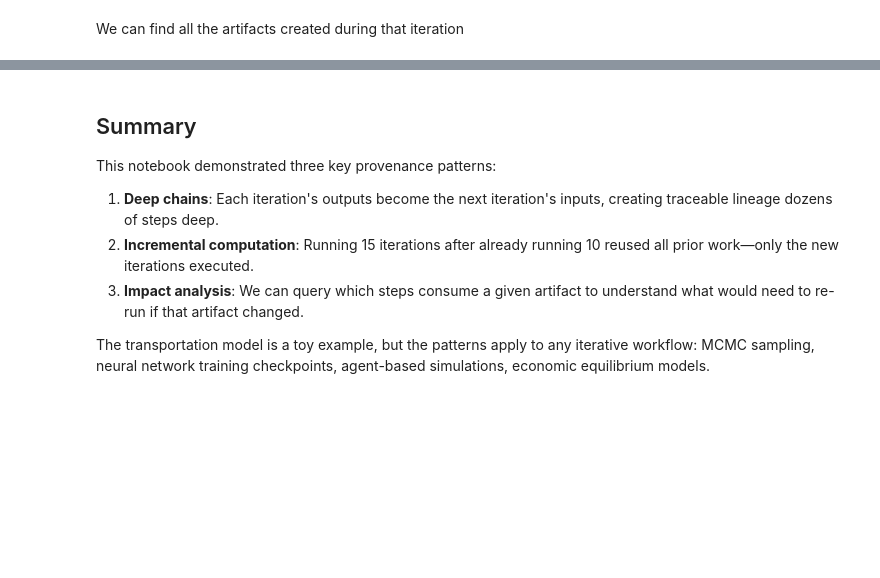
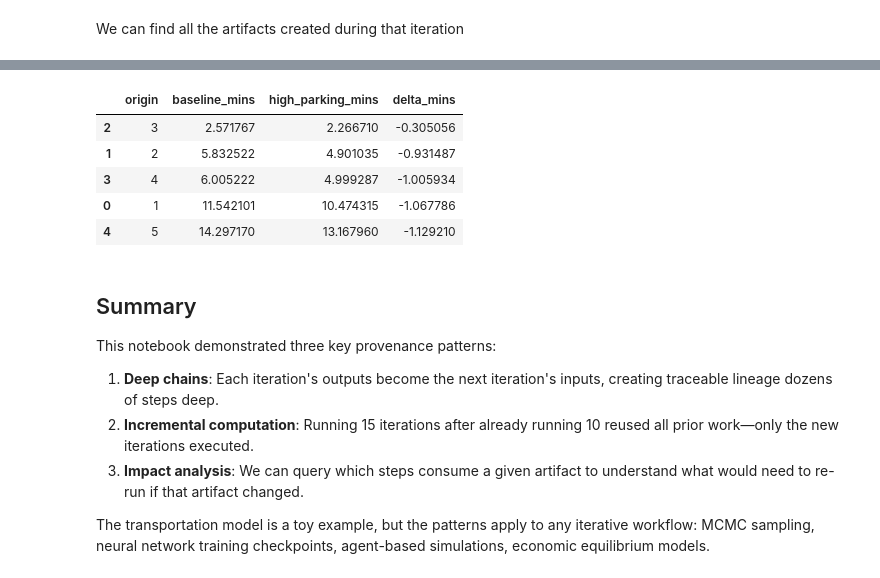
Before and after one commit to LBNL-UCB-STI/consist, a Jupyter notebook: examples/02_travel_demand_end_to_end.ipynb, the cells around one changed output, grey strips where cells are left out. Saved outputs shown, nothing was run; the diff lists cells and outputs as text; code cells hidden in the pictures; blank space fills up the shorter version.

```diff
--- a/examples/02_travel_demand_end_to_end.ipynb
+++ b/examples/02_travel_demand_end_to_end.ipynb
@@ -142,8 +164,8 @@ base_config = TravelDemandScenarioConfig(
 
 SCENARIO_NAME = "travel_demand_demo"
 
-SKIM_PERTURBATION = 2.0
-DESTINATION_UPDATE_SHARE = 0.4
+SKIM_PERTURBATION = 0.1
+DESTINATION_UPDATE_SHARE = 0.2
 # %% [markdown]
 ## Baseline Scenario
 
@@ -722,3 +913,44 @@ zone_consumer_df
+# %%
+from consist.core.matrix import MatrixViewFactory
+
+baseline_run = tracker.find_latest_run(
+    parent_id=SCENARIO_RUN_ID,
+    model="traffic_simulation",
+    status="completed",
+)
+parking_run = tracker.find_latest_run(
+    parent_id=high_parking_results["scenario_run_id"],
+    model="traffic_simulation",
+    status="completed",
+)
+
+matrix = MatrixViewFactory(tracker).load_matrix_view(
+    "skims",
+    variables=["time_car_mins"],
+    run_ids=[baseline_run.id, parking_run.id],
+)
+
+baseline_skims = matrix.sel(run_id=baseline_run.id)
+parking_skims = matrix.sel(run_id=parking_run.id)
+
+downtown_zone = 3
+baseline_to_cbd = baseline_skims.sel(destination=downtown_zone)["time_car_mins"]
+parking_to_cbd = parking_skims.sel(destination=downtown_zone)["time_car_mins"]
+
+compare = pd.DataFrame({
+    "origin": baseline_to_cbd.origin.values,
+    "baseline_mins": baseline_to_cbd.values,
+    "high_parking_mins": parking_to_cbd.values,
+})
+compare["delta_mins"] = compare["high_parking_mins"] - compare["baseline_mins"]
+compare.sort_values("delta_mins", ascending=False)
+# %% [output]
+|  | origin | baseline_mins | high_parking_mins | delta_mins |
+| 2 | 3 | 2.571767 | 2.266710 | -0.305056 |
+| 1 | 2 | 5.832522 | 4.901035 | -0.931487 |
+| 3 | 4 | 6.005222 | 4.999287 | -1.005934 |
+| 0 | 1 | 11.542101 | 10.474315 | -1.067786 |
+| 4 | 5 | 14.297170 | 13.167960 | -1.129210 |
 # %% [markdown]
 ## Summary
 
```
Also changed, not shown: parts of 24 cells of this notebook, 38 other files.
